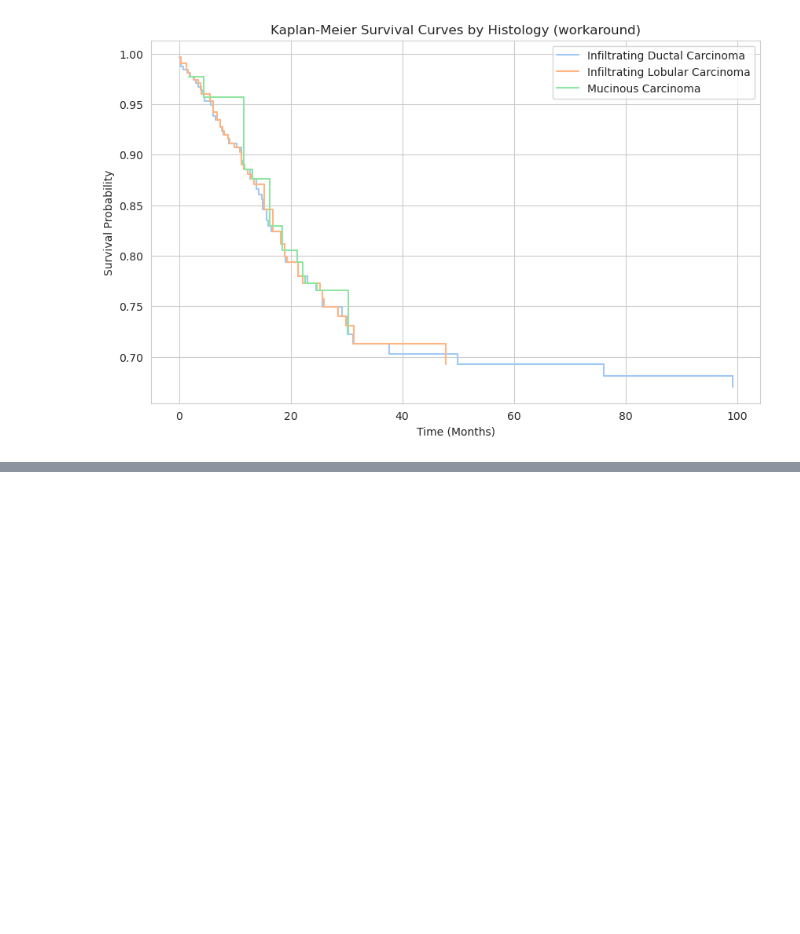
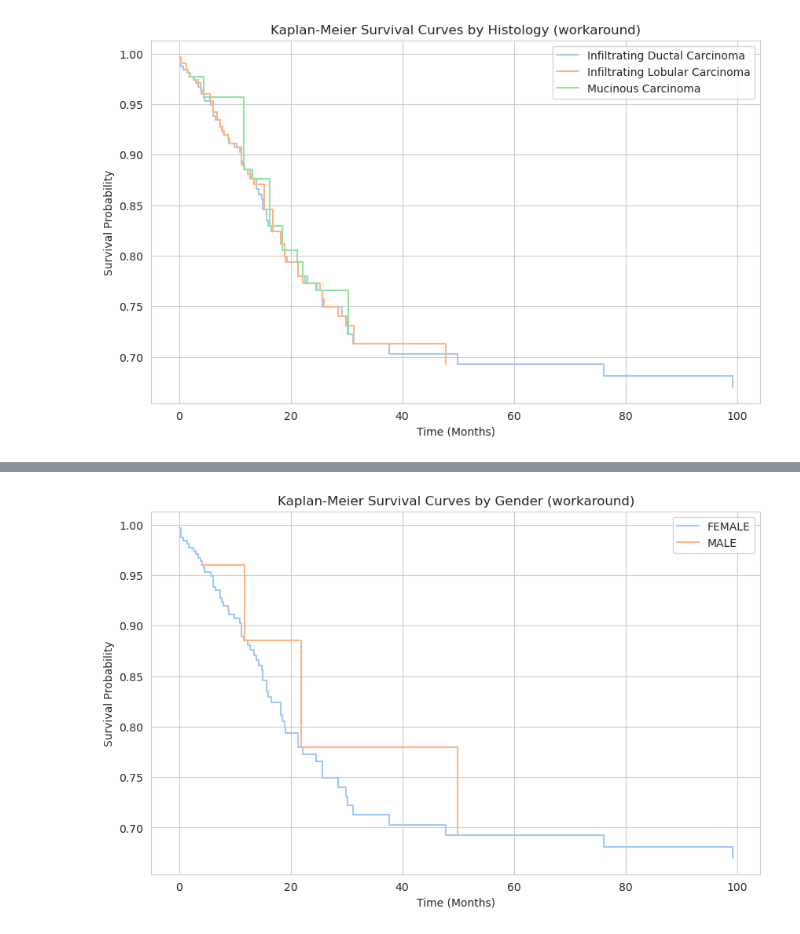
Before and after one commit to raj-rajat/Increasing-Breast-Cancer-Awareness, a Jupyter notebook: increasing-breast-cancer-awareness.ipynb, the cells around one changed output, grey strips where cells are left out. Drawn from its saved outputs; the diff is of its cells as text; code cells hidden in the pictures; blank space fills up the shorter version.

```diff
--- a/increasing-breast-cancer-awareness.ipynb
+++ b/increasing-breast-cancer-awareness.ipynb
@@ -422,0 +483,43 @@ else:
+# %%
+# Identify the unique Genders in the dataset
+unique_genders = df_clean['Gender'].unique()
+
+# Check if the KaplanMeierFitter class is available
+if KaplanMeierFitter is not None:
+    plt.figure(figsize=(10,6))
+
+    # Gender
+    for gender in unique_genders:
+        mask = df_clean['Gender'] == gender
+        kmf.fit(T[mask], E[mask], label=f'{gender}')
+        kmf.plot_survival_function()
+
+    plt.title('Kaplan-Meier Survival Curves by Gender')
+    plt.xlabel('Time (Months)')
+    plt.ylabel('Survival Probability')
+
+    plt.show()
+else:
+    # lifelines is not available, so we'll create a workaround
+    survival_data_gender = df_clean.groupby(['Survival_Time_Months', 'Gender', 'Patient_Status']).size().unstack().fillna(0)
+    survival_data_gender['total'] = survival_data_gender.sum(axis=1)
+    survival_data_gender['censored'] = survival_data_gender['Alive'].cumsum()
+    survival_data_gender['events'] = survival_data_gender['Dead'].cumsum()
+    survival_data_gender['at_risk'] = survival_data_gender['total'].sum() - survival_data_gender['censored'].shift(1).fillna(0)
+    survival_data_gender['deaths'] = survival_data_gender['Dead'] / survival_data_gender['at_risk']
+    survival_data_gender['survival'] = (1 - survival_data_gender['deaths']).cumprod()
+
+    plt.figure(figsize=(10,6))
+
+    for gender in unique_genders:
+        survival_data_subset = survival_data_gender.xs(gender, level='Gender')
+        plt.step(survival_data_subset.index, survival_data_subset['survival'], where='post', label=f'{gender}')
+
+    plt.title('Kaplan-Meier Survival Curves by Gender (workaround)')
+    plt.xlabel('Time (Months)')
+    plt.ylabel('Survival Probability')
+    plt.legend()
+
+    plt.show()
+# %% [output]
+[figure, added]
```
Also changed, not shown: parts of 12 cells of this notebook.
